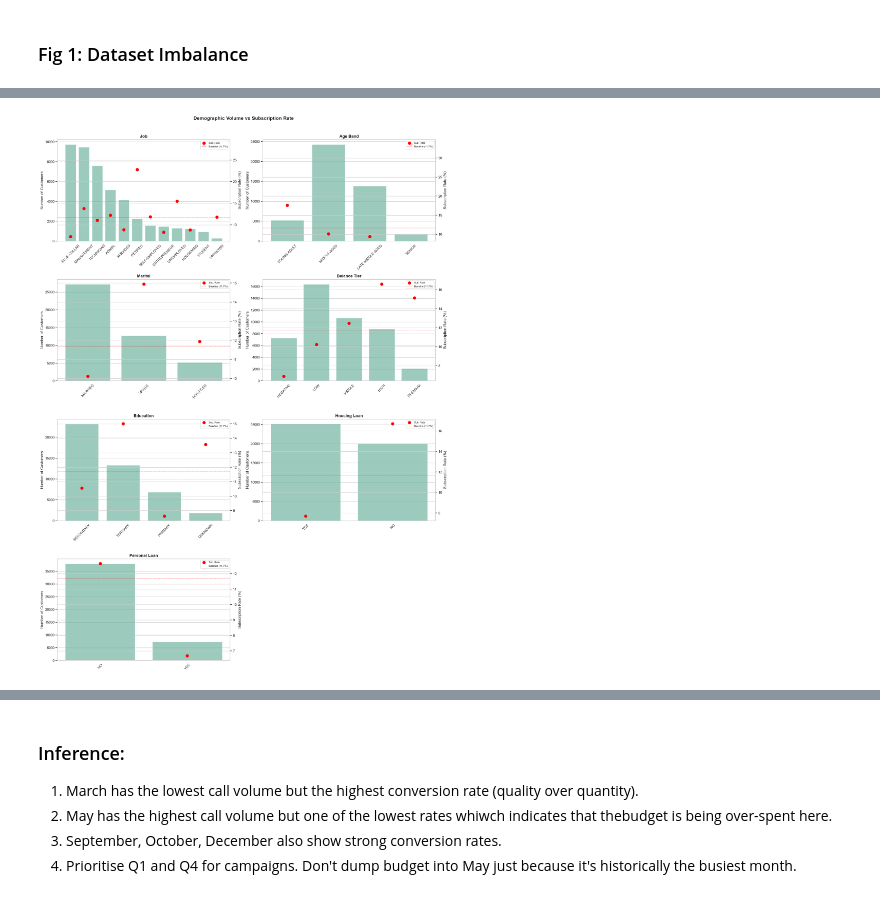
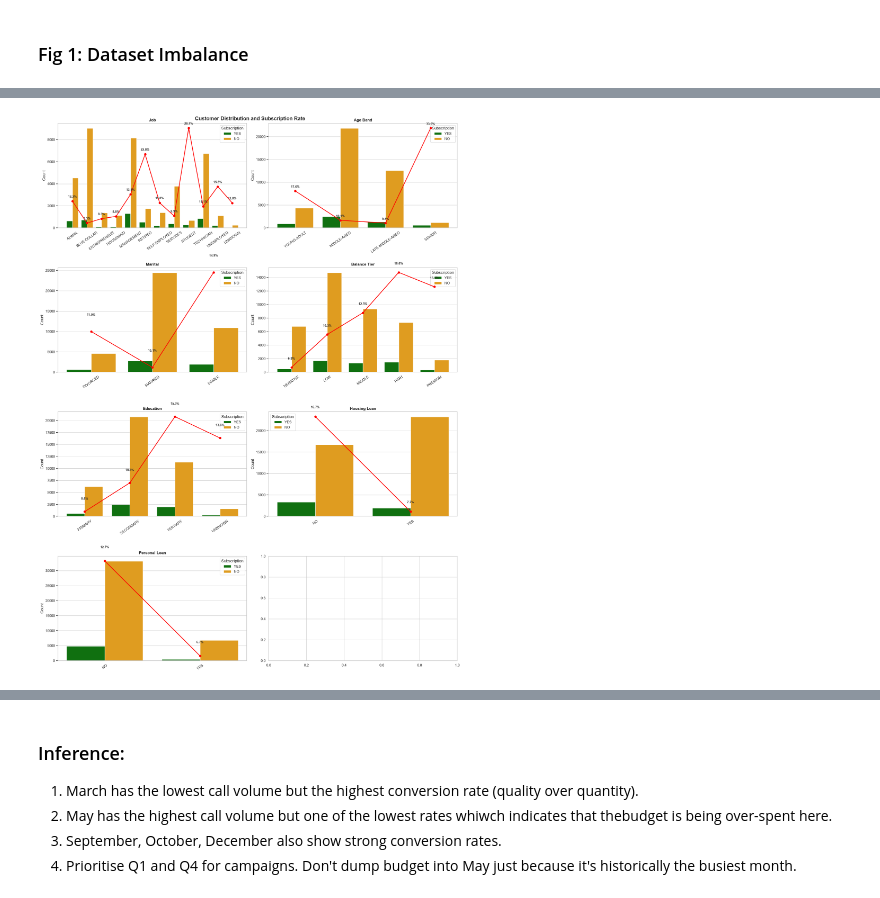
Before and after one commit to AsmiShirkeSamant/BANK-TERM-DEPOSIT-SUBSCRIPTION-PREDICTION, a Jupyter notebook: Propensity_v2.ipynb, the cells around one changed output, grey strips where cells are left out. Cells and saved outputs as stored; diff of their text form; code cells hidden in the pictures.

```diff
--- a/Propensity_v2.ipynb
+++ b/Propensity_v2.ipynb
@@ -67,8 +71,8 @@ Libraries loaded.
 # %%
+#loading the dataset
 data = pd.read_csv("bank-full.csv", sep=';')
 
-for col in data.select_dtypes('object'):
-    data[col] = data[col].str.strip().str.upper()
+for col in data.select_dtypes('object'): data[col] = data[col].str.strip().str.upper()
 
 data.head()
 # %% [output]
@@ -219,0 +233,14 @@ plt.show()
+# %%
+num_cols = ['age','balance','pdays','previous']
+
+fig, axes = plt.subplots(2,2, figsize=(16,8))
+axes = axes.flatten()
+
+for i,col in enumerate(num_cols):
+    sns.boxplot(y=data[col],ax=axes[i],color='skyblue')
+    axes[i].set_title(col.title())
+    axes[i].set_ylabel('')
+
+plt.suptitle('Outlier Analysis of Numerical Features',fontsize=16,fontweight='bold')
+plt.tight_layout()
+plt.show()
@@ -230,54 +258,51 @@ Using ROC-AUC and F1 instead, and handling imbalance.
 Each panel shows bars (volume of customers) and red dots (subscription rate).
 The dashed red line is the overall baseline of 11.7%.
 # %%
-segments = {'Job':('job',False),
-            'Age Band':('age_band', False),
-            'Marital': ('marital',False),
-            'Balance Tier':('tier', False),
-            'Education':('education',False),
-            'Housing Loan':('housing',False),
-            'Personal Loan':('loan',False),}
+segments = {'Job': 'job',
+            'Age Band': 'age_band',
+            'Marital': 'marital',
+            'Balance Tier': 'tier',
+            'Education': 'education',
+            'Housing Loan': 'housing',
+            'Personal Loan': 'loan'}
 
-fixed_orders = {'age_band': ['YOUNG-ADULT', 'MIDDLE-AGED', 'LATE-MIDDLE-AGED', 'SENIOR'],
-                'tier':['NEGATIVE', 'LOW', 'MIDDLE', 'HIGH', 'PREMIUM'],}
+fixed_orders = {'age_band':['YOUNG-ADULT','MIDDLE-AGED','LATE-MIDDLE-AGED','SENIOR'],
+                'tier':['NEGATIVE','LOW','MIDDLE','HIGH','PREMIUM']}
 
-baseline = (data['y'] == 'YES').mean() * 100
-
-fig, axes = plt.subplots(4, 2, figsize=(18, 24))
+baseline = (data['y']=='YES').mean()*100
+fig, axes = plt.subplots(4,2,figsize=(18,24))
 axes = axes.flatten()
 
-for i, (title, (col, _)) in enumerate(segments.items()):
-    stats = (data.groupby(col, observed=True)['y']
-             .agg(total='count', subscribers=lambda x: (x == 'YES').sum())
-             .assign(rate=lambda d: d['subscribers'] / d['total'] * 100).reset_index())
+for i,(title,col) in enumerate(segments.items()):
+    counts = pd.crosstab(data[col],data['y'])
+    counts['Rate'] = counts['YES']/(counts['YES']+counts['NO'])*100
+    counts = counts.reset_index()
 
     if col in fixed_orders:
-        stats[col] = pd.Categorical(stats[col], categories=fixed_orders[col], ordered=True)
-        stats = stats.sort_values(col)
-    else:
-        stats = stats.sort_values('total', ascending=False)
+        counts[col]=pd.Categorical(counts[col],categories=fixed_orders[col],ordered=True)
+        counts=counts.sort_values(col)
 
-    ax1 = axes[i]
-    ax2 = ax1.twinx()
+    counts_long = counts.melt(id_vars=[col,'Rate'],value_vars=['YES','NO'],var_name='Subscription',value_name='Count')
 
-    sns.barplot(data=stats, x=col, y='total', ax=ax1, alpha=0.7)
-    ax2.scatter(x=range(len(stats)), y=stats['rate'], color='red', s=80, zorder=5, label='Sub. Rate')
-    ax2.axhline(baseline, color='red', linestyle='--', linewidth=1,
-                alpha=0.5, label=f'Baseline ({baseline:.1f}%)')
+    ax1=axes[i]
+    ax2=ax1.twinx()
 
-    ax1.set_title(title, fontsize=13, fontweight='bold')
+    sns.barplot(data=counts_long,x=col,y='Count',hue='Subscription',palette=['green','orange'],ax=ax1)
+
+    ax2.plot(range(len(counts)),counts['Rate'],color='red',marker='o',linewidth=2)
+    for x,y in enumerate(counts['Rate']):
+        ax2.text(x,y+0.8,f'{y:.1f}%',ha='center',fontsize=9,fontweight='bold')
+
+    ax1.set_title(title,fontweight='bold')
     ax1.set_xlabel('')
-    ax1.set_ylabel('Number of Customers')
-    ax2.set_ylabel('Subscription Rate (%)')
-    ax1.tick_params(axis='x', rotation=45)
-    ax2.legend(loc='upper right', fontsize=8)
-axes[-1].set_visible(False)
+    ax1.tick_params(axis='x',rotation=35)
+    ax2.get_yaxis().set_visible(False)
 
-plt.suptitle('Demographic Volume vs Subscription Rate', fontsize=15, fontweight='bold', y=1.01)
+plt.suptitle('Customer Distribution and Subscription Rate',fontsize=16,fontweight='bold')
 plt.tight_layout()
 plt.show()
 # %% [output]
-[figure, old version]
+[figure, new version]
 # %% [markdown]
 ### Inferences:
 
```
Also changed, not shown: parts of 32 cells of this notebook, 11 other files.
